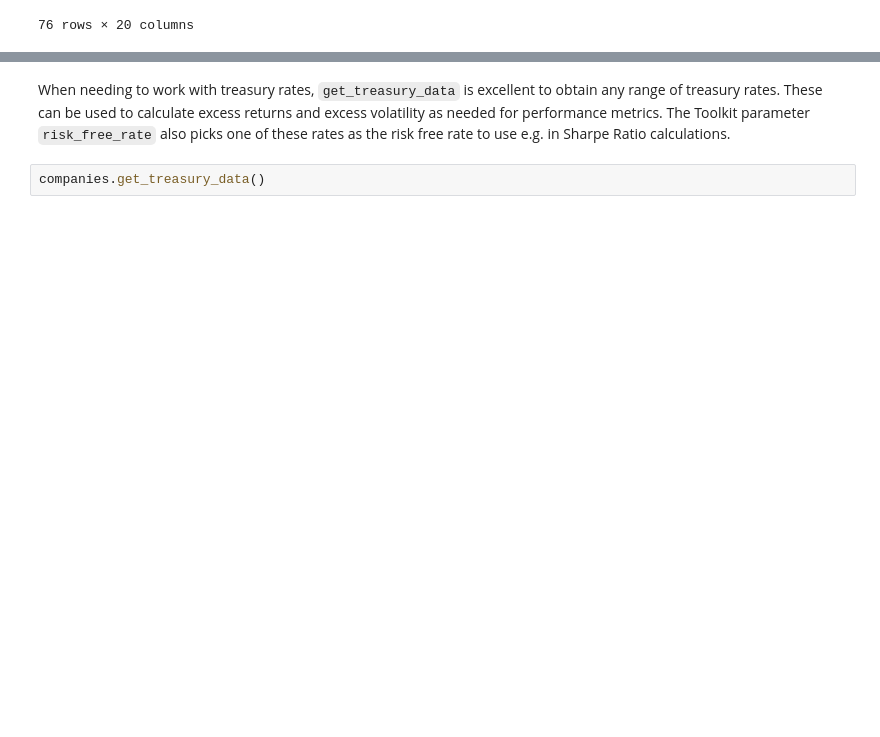
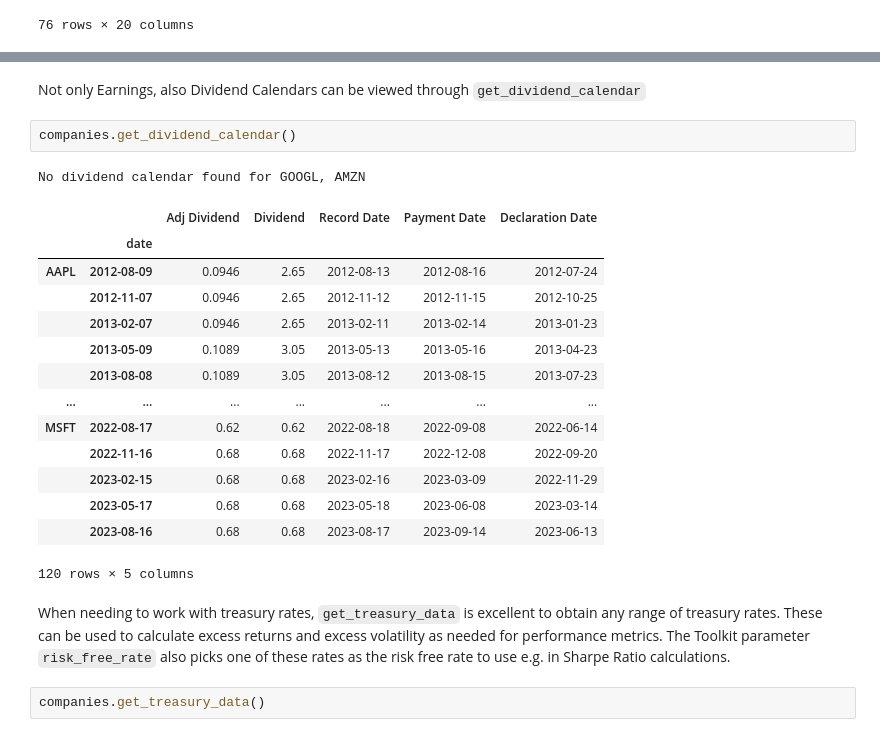
Before and after one commit to JerBouma/FinanceToolkit, a Jupyter notebook: examples/Finance Toolkit - 1. Getting Started.ipynb, the cells around one changed output, grey strips where cells are left out. Drawn from its saved outputs; the diff is of its cells as text; blank space fills up the shorter version.

```diff
--- a/examples/Finance Toolkit - 1. Getting Started.ipynb
+++ b/examples/Finance Toolkit - 1. Getting Started.ipynb
@@ -313,4 +313,24 @@ companies.get_earnings_calendar()
 316 rows × 6 columns
+# %% [markdown]
+Not only Earnings, also Dividend Calendars can be viewed through `get_dividend_calendar`
+# %%
+companies.get_dividend_calendar()
+# %% [output]
+No dividend calendar found for GOOGL, AMZN
+|  |  | Adj Dividend | Dividend | Record Date | Payment Date | Declaration Date |
+|  | date |  |  |  |  |  |
+| AAPL | 2012-08-09 | 0.0946 | 2.65 | 2012-08-13 | 2012-08-16 | 2012-07-24 |
+|  | 2012-11-07 | 0.0946 | 2.65 | 2012-11-12 | 2012-11-15 | 2012-10-25 |
+|  | 2013-02-07 | 0.0946 | 2.65 | 2013-02-11 | 2013-02-14 | 2013-01-23 |
+|  | 2013-05-09 | 0.1089 | 3.05 | 2013-05-13 | 2013-05-16 | 2013-04-23 |
+|  | 2013-08-08 | 0.1089 | 3.05 | 2013-08-12 | 2013-08-15 | 2013-07-23 |
+| ... | ... | ... | ... | ... | ... | ... |
+| MSFT | 2022-08-17 | 0.62 | 0.62 | 2022-08-18 | 2022-09-08 | 2022-06-14 |
+|  | 2022-11-16 | 0.68 | 0.68 | 2022-11-17 | 2022-12-08 | 2022-09-20 |
+|  | 2023-02-15 | 0.68 | 0.68 | 2023-02-16 | 2023-03-09 | 2022-11-29 |
+|  | 2023-05-17 | 0.68 | 0.68 | 2023-05-18 | 2023-06-08 | 2023-03-14 |
+|  | 2023-08-16 | 0.68 | 0.68 | 2023-08-17 | 2023-09-14 | 2023-06-13 |
+120 rows × 5 columns
 # %% [markdown]
 When needing to work with treasury rates, `get_treasury_data` is excellent to obtain any range of treasury rates. These can be used to calculate excess returns and excess volatility as needed for performance metrics. The Toolkit parameter `risk_free_rate` also picks one of these rates as the risk free rate to use e.g. in Sharpe Ratio calculations.
 # %%
```
Also changed, not shown: parts of 21 cells of this notebook, 2 other files.
